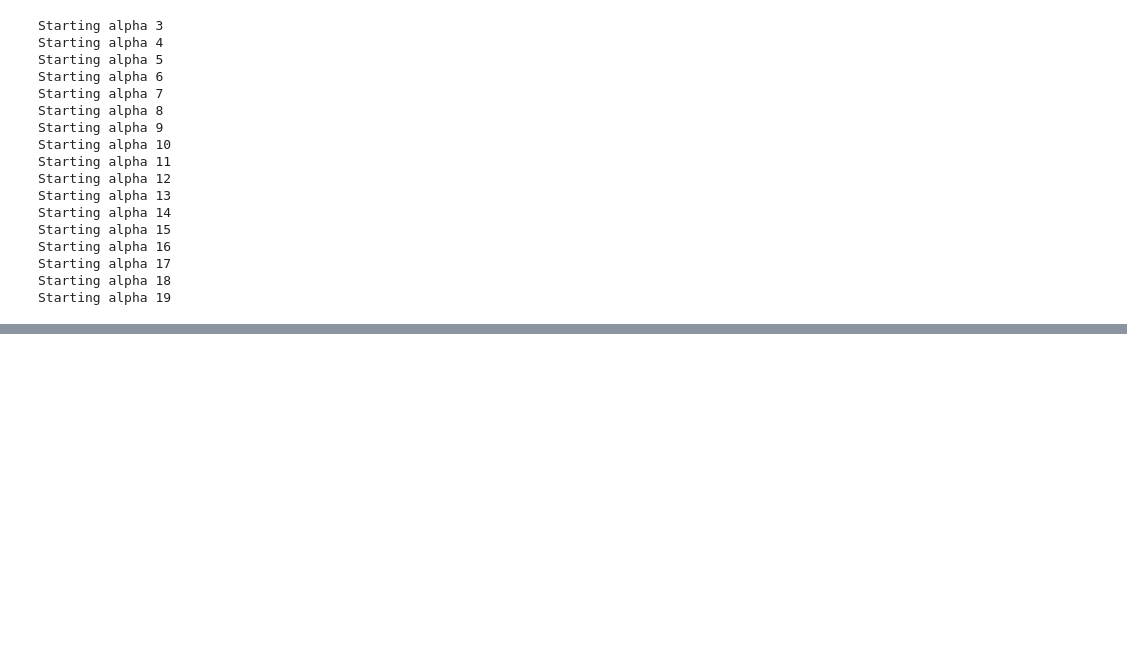
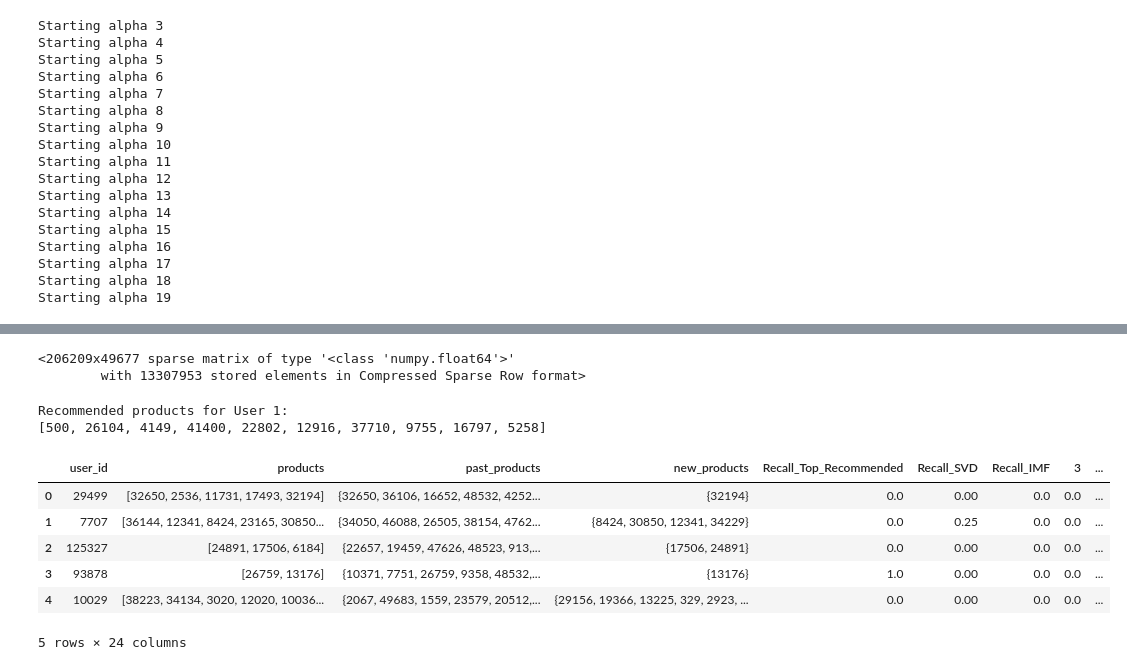
Before and after one commit to dxu15-nic/Instacart_Recommender, a Jupyter notebook: notebooks/Recommender.ipynb, the cells around one changed output, grey strips where cells are left out. Cells and saved outputs as stored; diff of their text form; code cells hidden in the pictures; blank space fills up the shorter version.

```diff
--- a/notebooks/Recommender.ipynb
+++ b/notebooks/Recommender.ipynb
@@ -655,0 +703,5 @@ We get more than a 20% increase in performance with the IMF model.
+# %%
+tf_idf
+# %% [output]
+<206209x49677 sparse matrix of type '<class 'numpy.float64'>'
+        with 13307953 stored elements in Compressed Sparse Row format>
@@ -655,0 +719,17 @@ We get more than a 20% increase in performance with the IMF model.
+# %%
+# Output the product_name of Target User's products as well as Recommendations
+print('Recommended products for User {}:'.format(target_user_id))
+print(recommendations)
+# %% [output]
+Recommended products for User 1:
+[500, 26104, 4149, 41400, 22802, 12916, 37710, 9755, 16797, 5258]
+# %%
+df_eval.head()
+# %% [output]
+|  | user_id | products | past_products | new_products | Recall_Top_Recommended | Recall_SVD | Recall_IMF | 3 | ... |
+| 0 | 29499 | [32650, 2536, 11731, 17493, 32194] | {32650, 36106, 16652, 48532, 4252... | {32194} | 0.0 | 0.00 | 0.0 | 0.0 | ... |
+| 1 | 7707 | [36144, 12341, 8424, 23165, 30850... | {34050, 46088, 26505, 38154, 4762... | {8424, 30850, 12341, 34229} | 0.0 | 0.25 | 0.0 | 0.0 | ... |
+| 2 | 125327 | [24891, 17506, 6184] | {22657, 19459, 47626, 48523, 913,... | {17506, 24891} | 0.0 | 0.00 | 0.0 | 0.0 | ... |
+| 3 | 93878 | [26759, 13176] | {10371, 7751, 26759, 9358, 48532,... | {13176} | 1.0 | 0.00 | 0.0 | 0.0 | ... |
+| 4 | 10029 | [38223, 34134, 3020, 12020, 10036... | {2067, 49683, 1559, 23579, 20512,... | {29156, 19366, 13225, 329, 2923, ... | 0.0 | 0.00 | 0.0 | 0.0 | ... |
+5 rows × 24 columns
```
Also changed, not shown: parts of 45 cells of this notebook.
